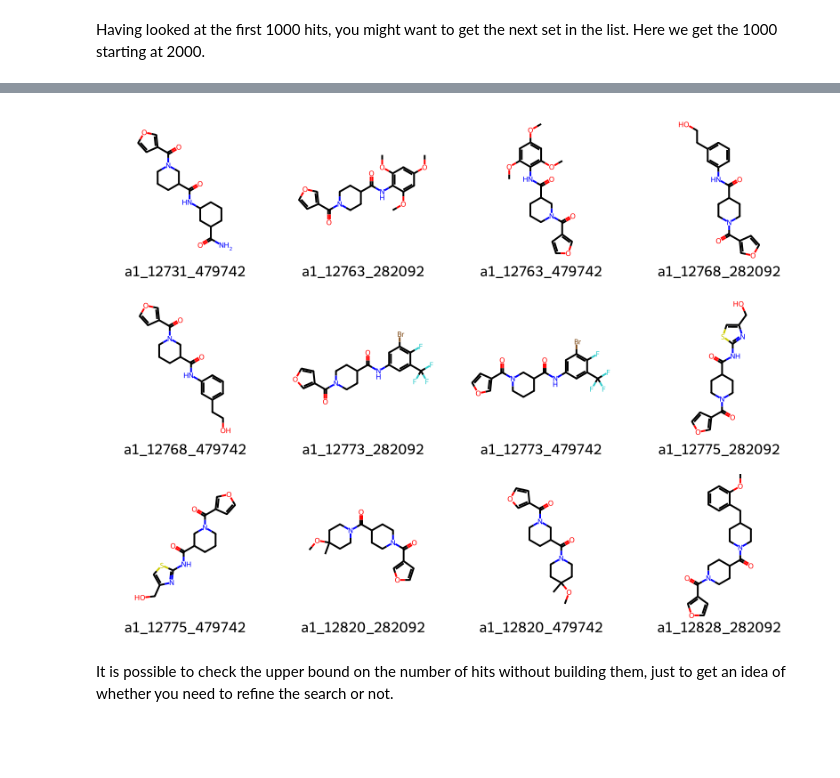
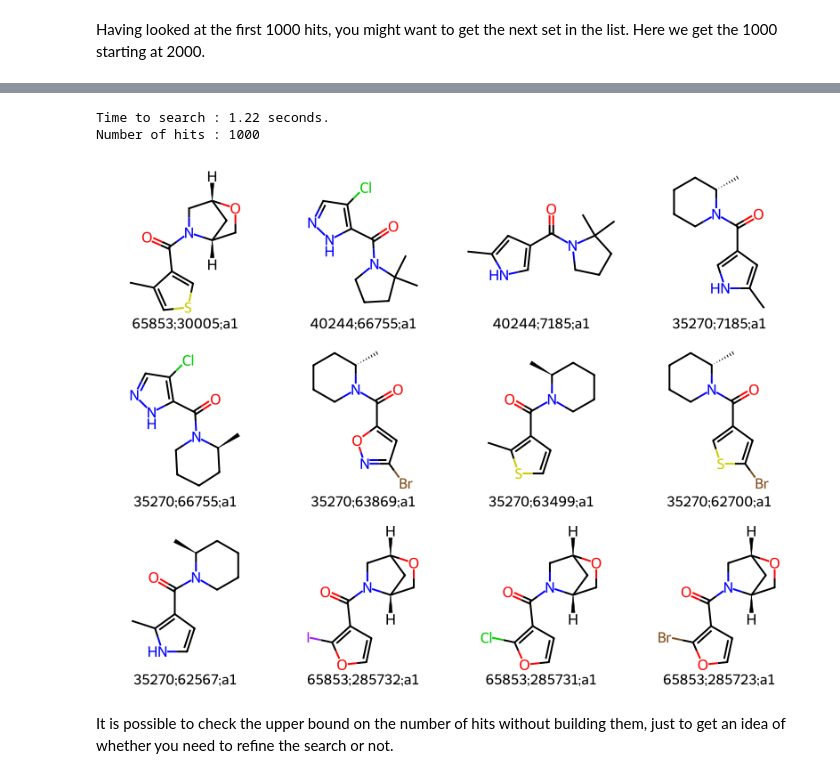
Before and after one commit to greglandrum/rdkit-blog, a Jupyter notebook: posts/2024-12-03-introducing-synthon-search.ipynb, the cells around one changed output, grey strips where cells are left out. Cells and saved outputs as stored; diff of their text form; code cells hidden in the pictures; blank space fills up the shorter version.

```diff
--- a/posts/2024-12-03-introducing-synthon-search.ipynb
+++ b/posts/2024-12-03-introducing-synthon-search.ipynb
@@ -150,8 +157,9 @@ Having looked at the first 1000 hits, you might want to get the next set in the
 params = rdSynthonSpaceSearch.SynthonSpaceSearchParams()
 params.maxHits = 1000
 params.hitStart = 2000
+params.numThreads = -1
 start = time.perf_counter()
-results = synthonspace.SubstructureSearch(qmol, params)
+results = synthonspace.SubstructureSearch(qmol, params=params)
 hits = results.GetHitMolecules()
 hit_names = [m.GetProp("_Name") for m in hits]
 print(f"Time to search : {time.perf_counter() - start:4.2f} seconds.")
@@ -163,4 +171,6 @@ Number of hits : 1000
+Time to search : 1.22 seconds.
+Number of hits : 1000
-[figure, old version]
+[figure, new version]
 # %% [markdown]
 It is possible to check the upper bound on the number of hits without building them, just to get an idea of whether you need to refine the search or not.
 # %%
```
Also changed, not shown: parts of 15 cells of this notebook.
